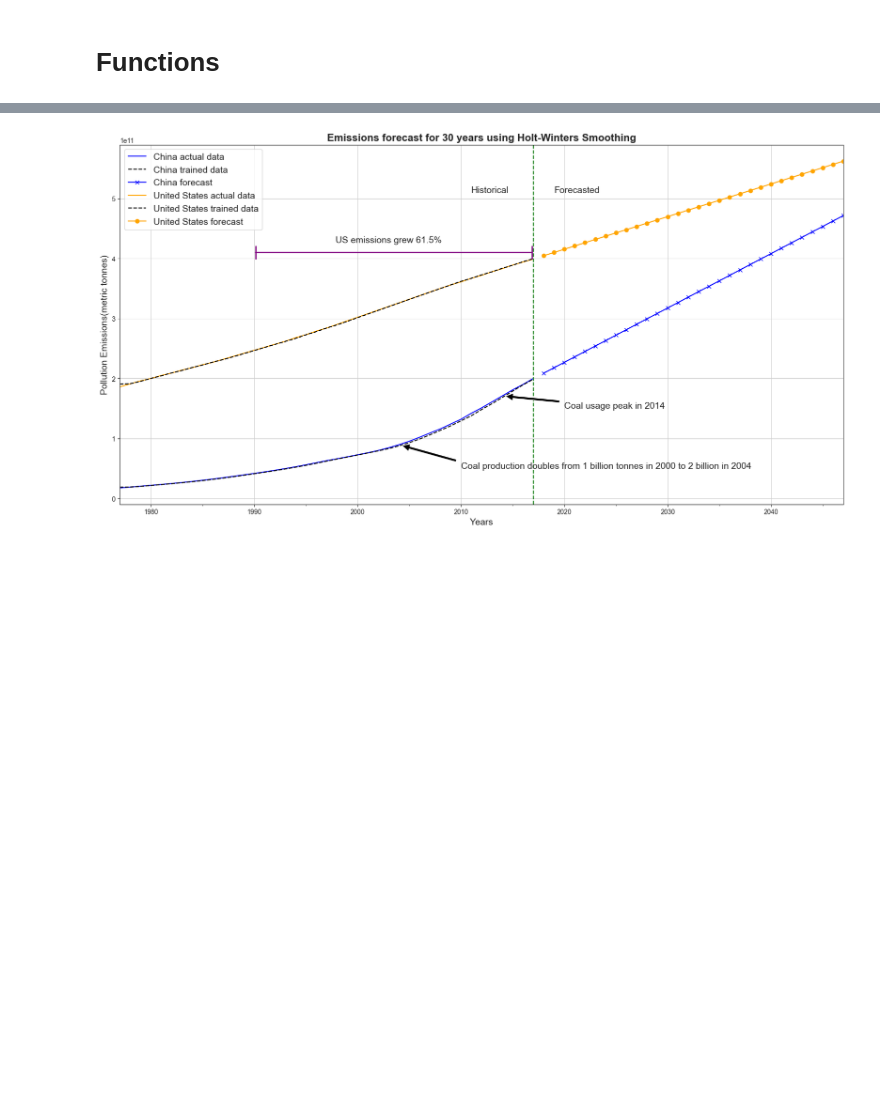
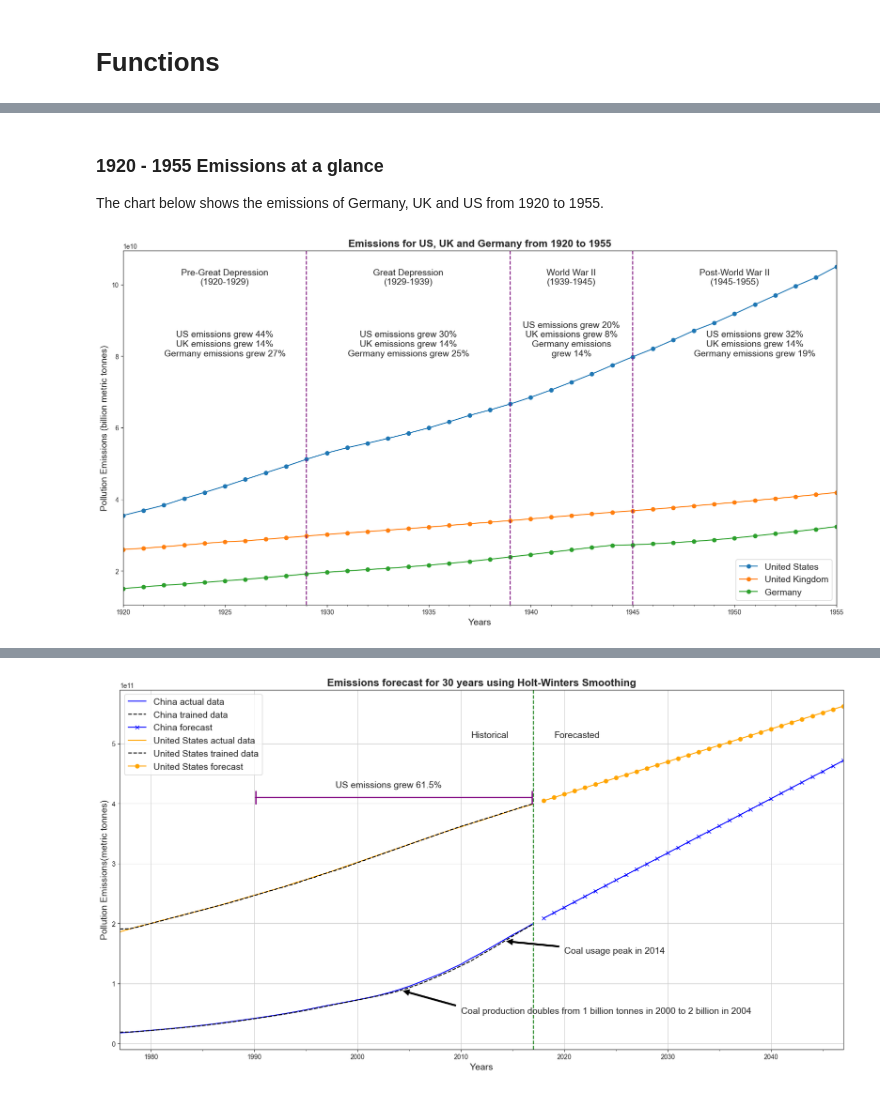
Before and after one commit to wiredmerlin/project01, a Jupyter notebook: Project01.ipynb, the cells around one changed output, grey strips where cells are left out. Drawn from its saved outputs; the diff is of its cells as text; code cells hidden in the pictures; blank space fills up the shorter version.

```diff
--- a/Project01.ipynb
+++ b/Project01.ipynb
@@ -525,0 +98,41 @@ print(calculate_growth_percent('India', '2010', '2017'))
+# %% [markdown]
+### 1920 - 1955 Emissions at a glance
+
+The chart below shows the emissions of Germany, UK and US from 1920 to 1955.
+# %%
+country_list = ['United States','United Kingdom', 'Germany']
+
+%matplotlib inline
+plt.rcParams["figure.figsize"] = (20,10)
+sns.set_style("ticks")
+beginning_year = '1920'
+end_year = '1955'
+ax = plt.gca()
+
+for country in country_list:
+    plot_emissions(country, beginning_year, end_year).plot(ax = ax, marker='o')
+
+plt.ylabel('Pollution Emissions (billion metric tonnes)', fontsize=14)
+plt.ticklabel_format(axis='y', style='sci', scilimits=(10,10))
+plt.xlabel('Years', fontsize=14)
+plt.title("Emissions for US, UK and Germany from 1920 to 1955", fontsize=16, fontweight='bold')
+plt.axvline('1929', color='purple', linestyle = '--')
+plt.text('1925', 100000000000, "Pre-Great Depression\n(1920-1929)", fontsize=14, horizontalalignment='center')
+plt.axvline('1939', color='purple', linestyle = '--')
+plt.text('1934', 100000000000, "Great Depression\n(1929-1939)", fontsize=14, horizontalalignment='center')
+plt.axvline('1945', color='purple', linestyle = '--')
+plt.text('1942', 100000000000, "World War II\n(1939-1945)", fontsize=14, horizontalalignment='center')
+#plt.axvline('1950', color='purple', linestyle = '--')
+plt.text('1950', 100000000000, "Post-World War II\n(1945-1955)", fontsize=14, horizontalalignment='center')
+plt.text('1925', 80000000000, "US emissions grew 44%\nUK emissions grew 14%\nGermany emissions grew 27%", \
+         fontsize=14, horizontalalignment='center')
+plt.text('1934', 80000000000, "US emissions grew 30%\nUK emissions grew 14%\nGermany emissions grew 25%", \
+         fontsize=14, horizontalalignment='center')
+plt.text('1942', 80000000000, "US emissions grew 20%\nUK emissions grew 8%\nGermany emissions\ngrew 14%", \
+         fontsize=14, horizontalalignment='center')
+plt.text('1951', 80000000000, "US emissions grew 32%\nUK emissions grew 14%\nGermany emissions grew 19%", \
+         fontsize=14, horizontalalignment='center')
+ax.legend(loc='lower right', facecolor='white', fontsize=14)
+plt.show()
+# %% [output]
+[figure, added]
```
Also changed, not shown: parts of 76 cells of this notebook.
